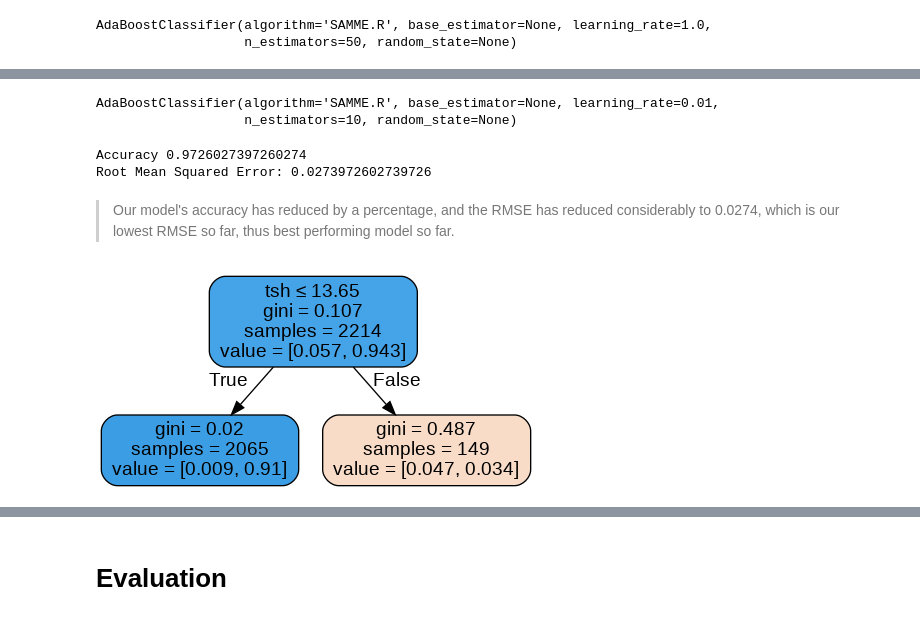
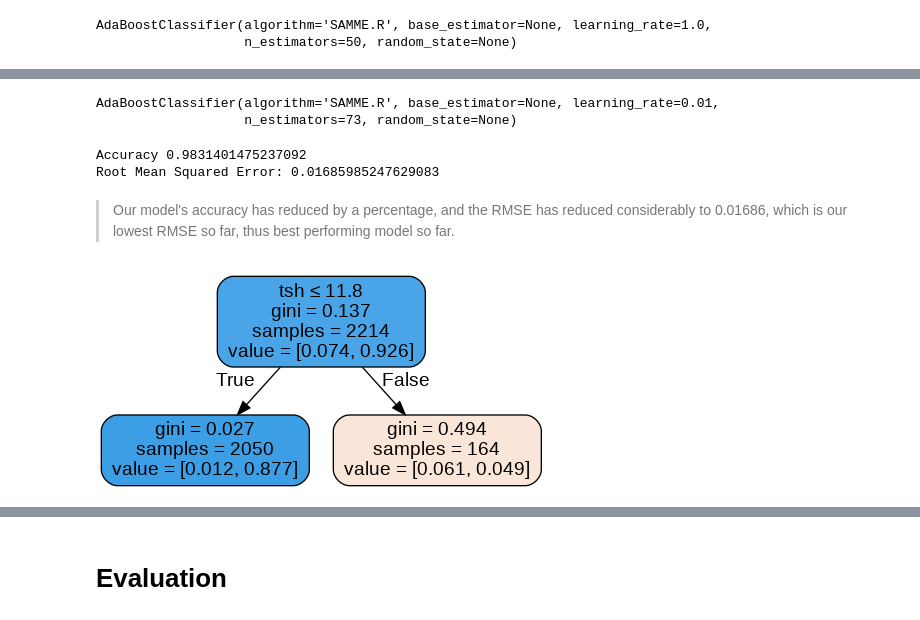
Before and after one commit to beatricekiplagat/Hypothyroidism-Prediction, a Jupyter notebook: Hypothyroidism_Prediction.ipynb, the cells around one changed output, grey strips where cells are left out. Cells and saved outputs as stored; diff of their text form; code cells hidden in the pictures.

```diff
--- a/Hypothyroidism_Prediction.ipynb
+++ b/Hypothyroidism_Prediction.ipynb
@@ -1096,11 +1097,11 @@ ada_random.best_params_
 # %%
 # Fitting the best paramters for our model
 #
-ada_boost = AdaBoostClassifier(algorithm = 'SAMME.R',n_estimators = 10, learning_rate=0.01)
+ada_boost = AdaBoostClassifier(algorithm = 'SAMME.R',n_estimators = 73, learning_rate=0.01)
 ada_boost.fit(X_train,y_train)
 # %% [output]
 AdaBoostClassifier(algorithm='SAMME.R', base_estimator=None, learning_rate=0.01,
-                   n_estimators=10, random_state=None)
+                   n_estimators=73, random_state=None)
 # %%
 #Using the model to predict values
 y_predict = ada_boost.predict(X_test)
@@ -1110,22 +1111,22 @@ y_predict = ada_boost.predict(X_test)
 print('Accuracy', metrics.accuracy_score(y_test,y_predict))
 print('Root Mean Squared Error:', metrics.mean_squared_error(y_test,y_predict))
 # %% [output]
-Accuracy 0.9726027397260274
-Root Mean Squared Error: 0.0273972602739726
+Accuracy 0.9831401475237092
+Root Mean Squared Error: 0.01685985247629083
 # %% [markdown]
-> Our model's accuracy has reduced by a percentage, and the RMSE has reduced considerably to 0.0274, which is our lowest RMSE so far,  thus best performing model so far.
+> Our model's accuracy has reduced by a percentage, and the RMSE has reduced considerably to 0.01686, which is our lowest RMSE so far,  thus best performing model so far.
 # %%
 # Printing out the 21st stump
 #
 dot_data = StringIO()
 
-tree = ada_boost.estimators_[9]
+tree = ada_boost.estimators_[21]
 
 export_graphviz(tree, out_file=dot_data,
                 filled=True, rounded=True,
                 special_characters=True,feature_names = X.columns)
 graph = pydotplus.graph_from_dot_data(dot_data.getvalue())
 Image(graph.create_png())
 # %% [output]
-[figure, old version]
+[figure, new version]
 # %%
```
Also changed, not shown: parts of 34 cells of this notebook.
